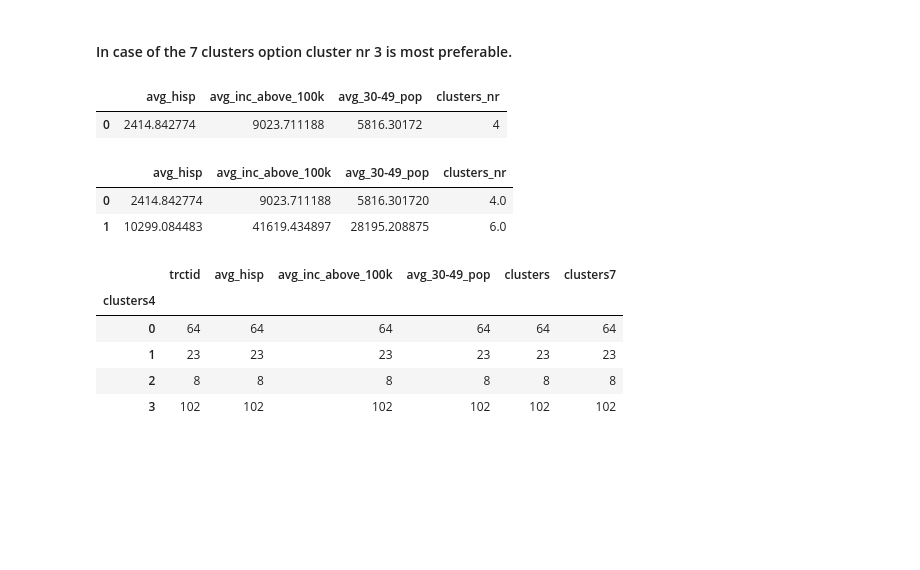
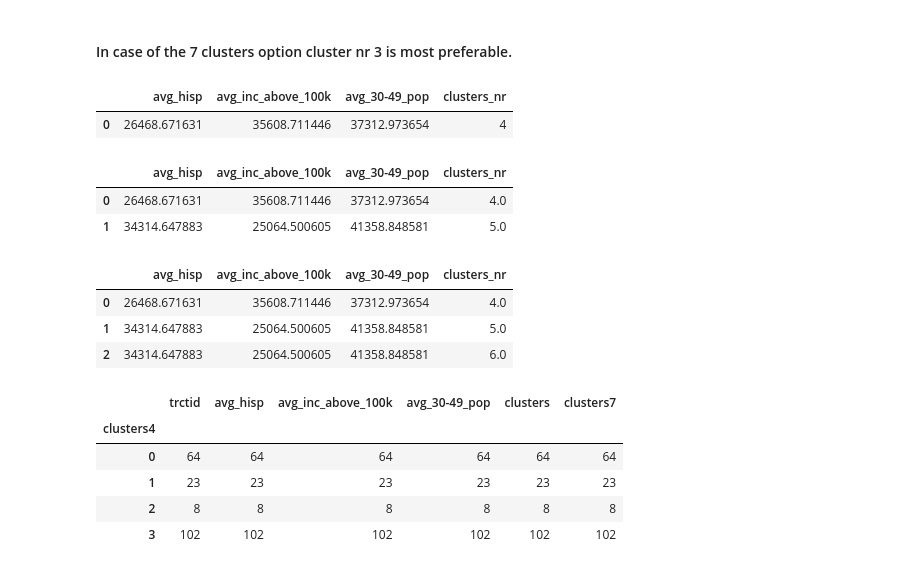
Before and after one commit to wlodekk/ibmcapstone, a Jupyter notebook: CapstoneProjectSF.ipynb, the cells around one changed output. Cells and saved outputs as stored; diff of their text form; code cells hidden in the pictures; blank space fills up the shorter version.

```diff
--- a/CapstoneProjectSF.ipynb
+++ b/CapstoneProjectSF.ipynb
@@ -275,4 +416,14 @@ kms7=KMeans(n_clusters=7,random_state=5).fit(scaled_td)
 labels7=kms7.labels_
 
 demogr_sf_res_avg['clusters7']=labels7
+# %%
+kms8=KMeans(n_clusters=8,random_state=5).fit(scaled_td)
+labels8=kms8.labels_
+
+demogr_sf_res_avg['clusters8']=labels8
+# %%
+kms9=KMeans(n_clusters=9,random_state=5).fit(scaled_td)
+labels9=kms9.labels_
+
+demogr_sf_res_avg['clusters9']=labels9
 # %%
@@ -328,24 +511,29 @@ demogr_sf_res_avg.groupby('clusters7').mean().iloc[:,:-3].style.background_gradi
 # %% [markdown]
 #### In case of the 7 clusters option cluster nr 3 is most preferable.
 # %%
-clust_comp=demogr_sf_res_avg.groupby('clusters4').mean().iloc[[3],:3].reset_index(drop=True)
+clust_comp=demogr_sf_res_avg.groupby('clusters4').mean().iloc[[2],:3].reset_index(drop=True)
 clust_comp['clusters_nr']=4
 clust_comp
 # %% [output]
 |  | avg_hisp | avg_inc_above_100k | avg_30-49_pop | clusters_nr |
-| 0 | 2414.842774 | 9023.711188 | 5816.30172 | 4 |
+| 0 | 26468.671631 | 35608.711446 | 37312.973654 | 4 |
 # %%
-clust_comp=demogr_sf_res_avg.groupby('clusters5').mean().iloc[[3],:3].reset_index(drop=True)
-clust_comp['clusters_nr']=4
+clust_comp=clust_comp.append(demogr_sf_res_avg.groupby('clusters5').mean().iloc[[3],:3].reset_index(drop=True)).reset_index(drop=True)
+clust_comp['clusters_nr'].iloc[1]=5
 clust_comp
+# %% [output]
+|  | avg_hisp | avg_inc_above_100k | avg_30-49_pop | clusters_nr |
+| 0 | 26468.671631 | 35608.711446 | 37312.973654 | 4.0 |
+| 1 | 34314.647883 | 25064.500605 | 41358.848581 | 5.0 |
 # %%
-clust_comp=clust_comp.append(demogr_sf_res_avg.groupby('clusters6').mean().iloc[[4],:3].reset_index(drop=True)).reset_index(drop=True)
-clust_comp['clusters_nr'].iloc[1]=6
+clust_comp=clust_comp.append(demogr_sf_res_avg.groupby('clusters6').mean().iloc[[2],:3].reset_index(drop=True)).reset_index(drop=True)
+clust_comp['clusters_nr'].iloc[2]=6
 clust_comp
 # %% [output]
 |  | avg_hisp | avg_inc_above_100k | avg_30-49_pop | clusters_nr |
-| 0 | 2414.842774 | 9023.711188 | 5816.301720 | 4.0 |
-| 1 | 10299.084483 | 41619.434897 | 28195.208875 | 6.0 |
+| 0 | 26468.671631 | 35608.711446 | 37312.973654 | 4.0 |
+| 1 | 34314.647883 | 25064.500605 | 41358.848581 | 5.0 |
+| 2 | 34314.647883 | 25064.500605 | 41358.848581 | 6.0 |
 # %%
 demogr_sf_res_avg.groupby('clusters4').count()
 # %% [output]
```
Also changed, not shown: parts of 35 cells of this notebook.
